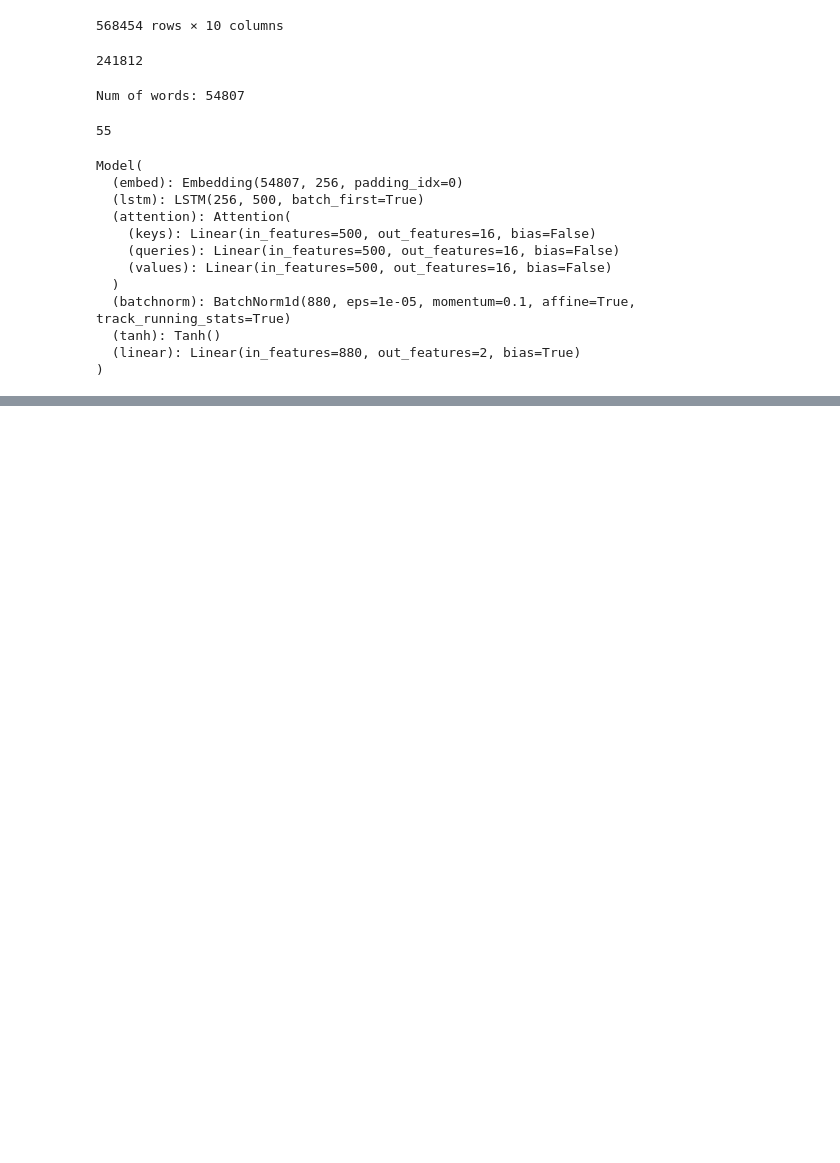
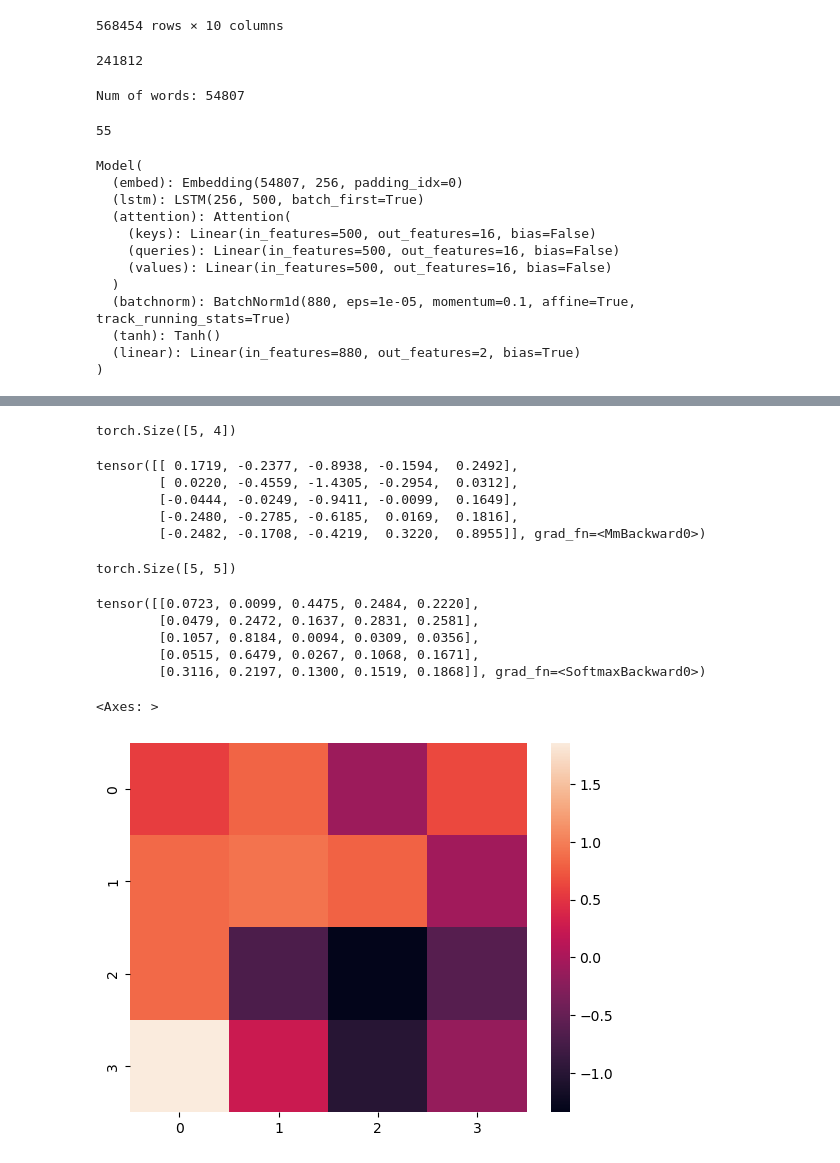
Before and after one commit to NilayGaitonde/Attention, a Jupyter notebook: sentiment-analysis.ipynb, the cells around one changed output, grey strips where cells are left out. Drawn from its saved outputs; the diff is of its cells as text; code cells hidden in the pictures; blank space fills up the shorter version.

```diff
--- a/sentiment-analysis.ipynb
+++ b/sentiment-analysis.ipynb
@@ -335,0 +413,31 @@ torch.save(model.state_dict(),"./model/senti-attention.pt")
+# %%
+keys_vector.shape
+# %% [output]
+torch.Size([5, 4])
+# %%
+affinities = queries_vector @ keys_vector.T
+affinities
+# %% [output]
+tensor([[ 0.1719, -0.2377, -0.8938, -0.1594,  0.2492],
+        [ 0.0220, -0.4559, -1.4305, -0.2954,  0.0312],
+        [-0.0444, -0.0249, -0.9411, -0.0099,  0.1649],
+        [-0.2480, -0.2785, -0.6185,  0.0169,  0.1816],
+        [-0.2482, -0.1708, -0.4219,  0.3220,  0.8955]], grad_fn=<MmBackward0>)
+# %%
+affinities.shape
+# %% [output]
+torch.Size([5, 5])
+# %%
+F.softmax(affinities,dim=1)
+# %% [output]
+tensor([[0.0723, 0.0099, 0.4475, 0.2484, 0.2220],
+        [0.0479, 0.2472, 0.1637, 0.2831, 0.2581],
+        [0.1057, 0.8184, 0.0094, 0.0309, 0.0356],
+        [0.0515, 0.6479, 0.0267, 0.1068, 0.1671],
+        [0.3116, 0.2197, 0.1300, 0.1519, 0.1868]], grad_fn=<SoftmaxBackward0>)
+# %%
+import seaborn as sns
+sns.heatmap(torch.randn((4,4)))
+# %% [output]
+<Axes: >
+[figure, added]
```
Also changed, not shown: parts of 10 cells of this notebook, 4 other files.
